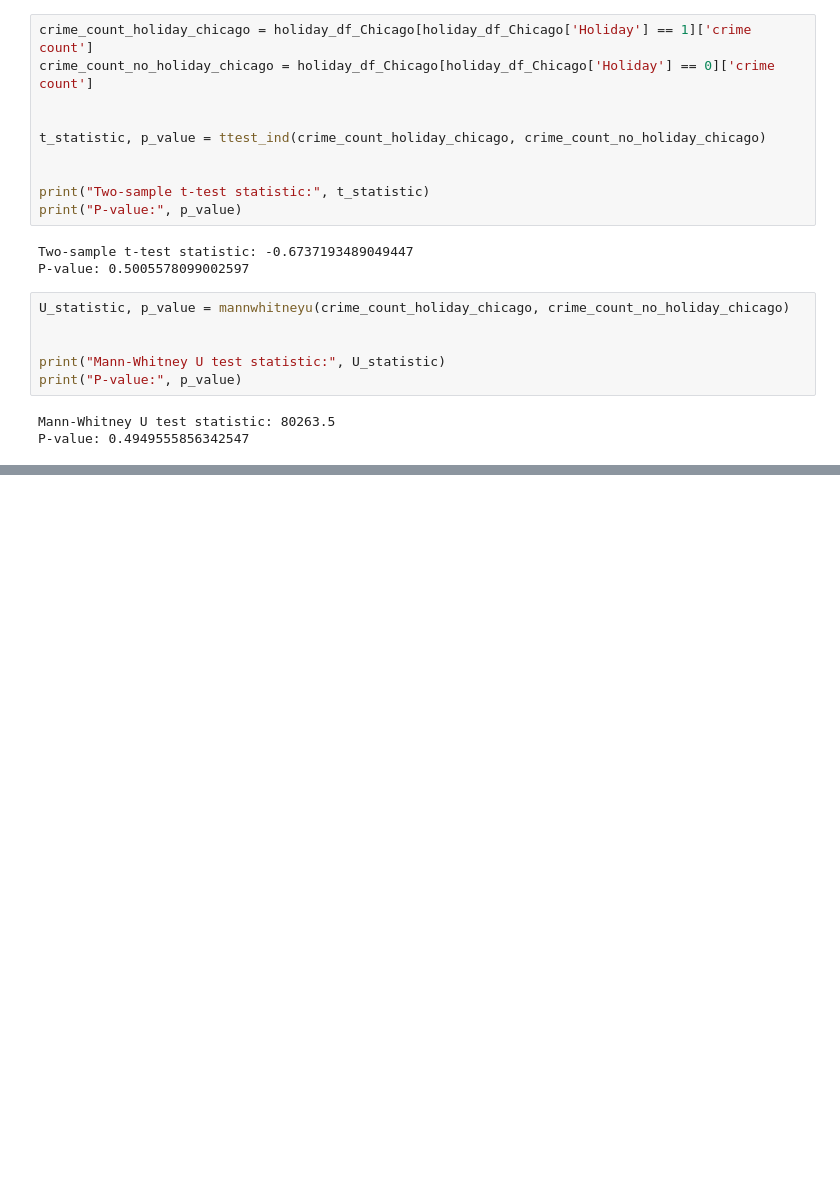
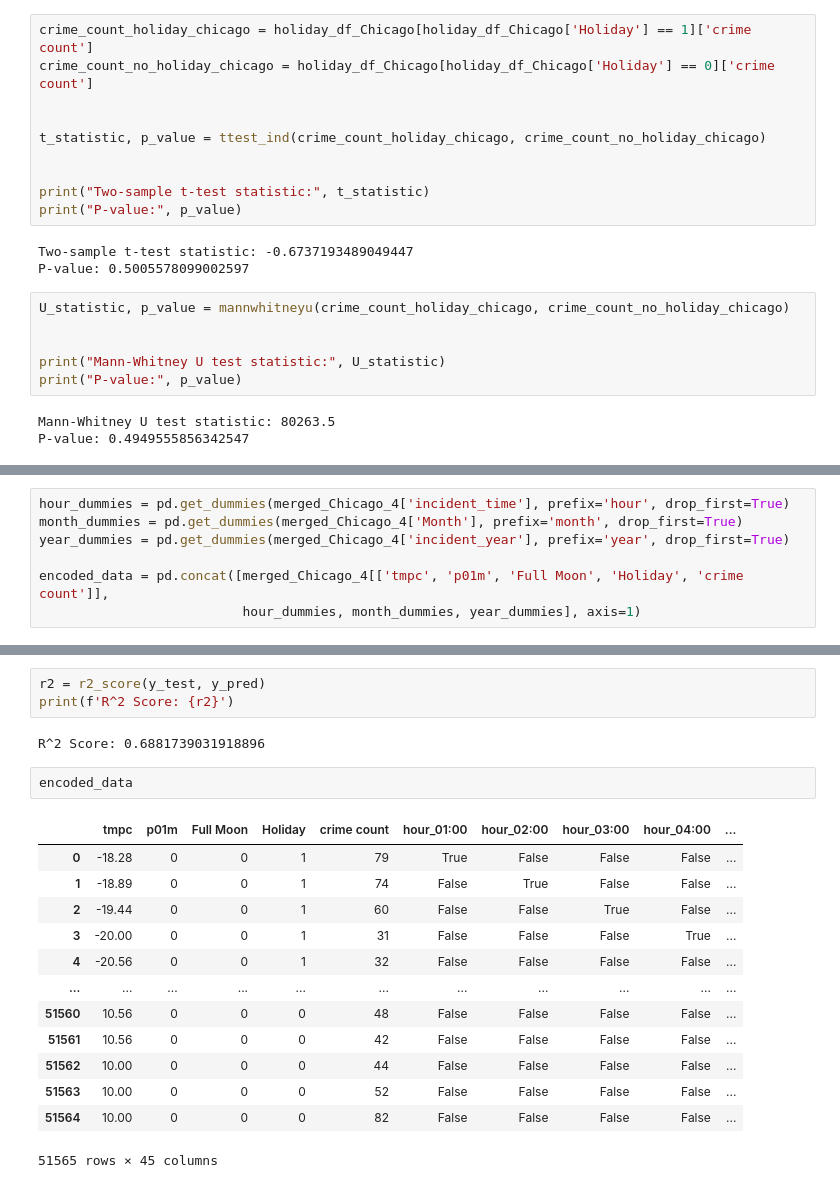
Before and after one commit to etumkaya/incidents, a Jupyter notebook: Incidents_Project.ipynb, the cells around one changed output, grey strips where cells are left out. Cells and saved outputs as stored; diff of their text form; blank space fills up the shorter version.

```diff
--- a/Incidents_Project.ipynb
+++ b/Incidents_Project.ipynb
@@ -1348,0 +1891,7 @@ P-value: 0.4949555856342547
+# %%
+hour_dummies = pd.get_dummies(merged_Chicago_4['incident_time'], prefix='hour', drop_first=True)
+month_dummies = pd.get_dummies(merged_Chicago_4['Month'], prefix='month', drop_first=True)
+year_dummies = pd.get_dummies(merged_Chicago_4['incident_year'], prefix='year', drop_first=True)
+
+encoded_data = pd.concat([merged_Chicago_4[['tmpc', 'p01m', 'Full Moon', 'Holiday', 'crime count']],
+                          hour_dummies, month_dummies, year_dummies], axis=1)
@@ -1348,0 +2096,21 @@ P-value: 0.4949555856342547
+# %%
+r2 = r2_score(y_test, y_pred)
+print(f'R^2 Score: {r2}')
+# %% [output]
+R^2 Score: 0.6881739031918896
+# %%
+encoded_data
+# %% [output]
+|  | tmpc | p01m | Full Moon | Holiday | crime count | hour_01:00 | hour_02:00 | hour_03:00 | hour_04:00 | ... |
+| 0 | -18.28 | 0 | 0 | 1 | 79 | True | False | False | False | ... |
+| 1 | -18.89 | 0 | 0 | 1 | 74 | False | True | False | False | ... |
+| 2 | -19.44 | 0 | 0 | 1 | 60 | False | False | True | False | ... |
+| 3 | -20.00 | 0 | 0 | 1 | 31 | False | False | False | True | ... |
+| 4 | -20.56 | 0 | 0 | 1 | 32 | False | False | False | False | ... |
+| ... | ... | ... | ... | ... | ... | ... | ... | ... | ... | ... |
+| 51560 | 10.56 | 0 | 0 | 0 | 48 | False | False | False | False | ... |
+| 51561 | 10.56 | 0 | 0 | 0 | 42 | False | False | False | False | ... |
+| 51562 | 10.00 | 0 | 0 | 0 | 44 | False | False | False | False | ... |
+| 51563 | 10.00 | 0 | 0 | 0 | 52 | False | False | False | False | ... |
+| 51564 | 10.00 | 0 | 0 | 0 | 82 | False | False | False | False | ... |
+51565 rows × 45 columns
```
Also changed, not shown: parts of 64 cells of this notebook.
